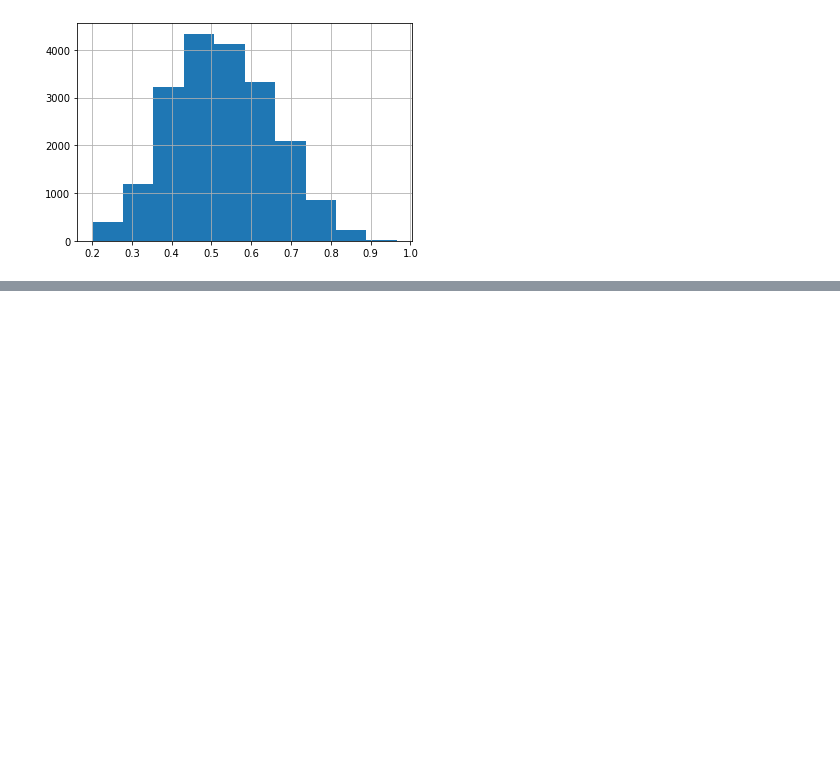
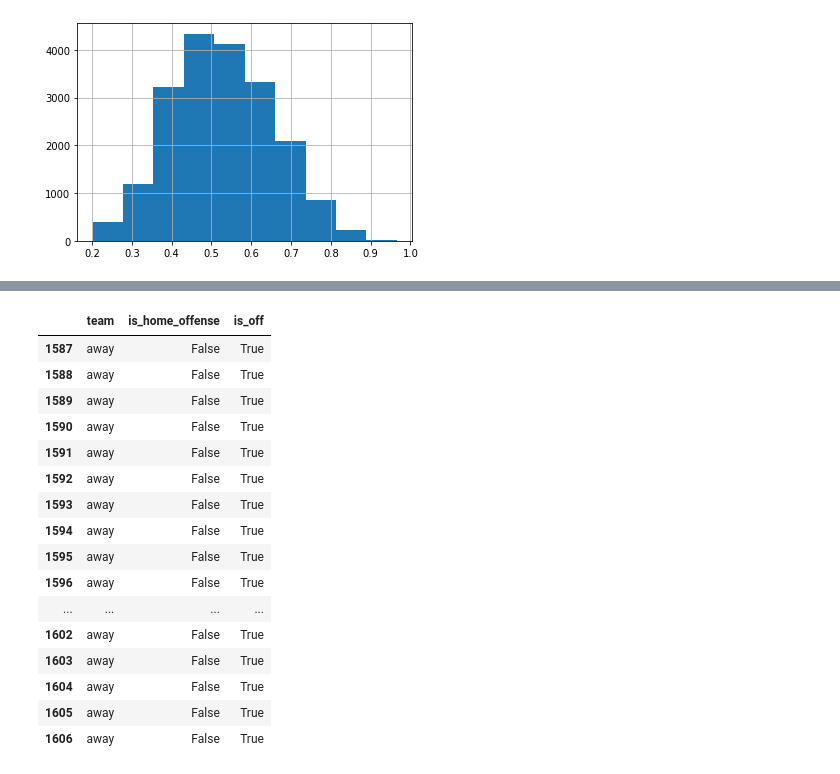
Before and after one commit to icowen/big-data-bowl-2022, a Jupyter notebook: eda.ipynb, the cells around one changed output, grey strips where cells are left out. Cells and saved outputs as stored; diff of their text form; code cells hidden in the pictures; blank space fills up the shorter version.

Commit message:
Reshape data to be useful for model input

```diff
--- a/eda.ipynb
+++ b/eda.ipynb
@@ -699,0 +746,6 @@ plays['excitement_score_v3'].hist()
+# %%
+encoder = OneHotEncoder(handle_unknown='ignore', sparse=False)
+transformed = encoder.fit_transform(kickoffs[['specialTeamsResult']])
+ohe_df = pd.DataFrame(transformed, columns=[x.split('_')[1] for x in encoder.get_feature_names()])
+kickoffs = pd.concat([kickoffs, ohe_df], axis=1)
+kickoffs.head()
@@ -699,0 +760,4 @@ plays['excitement_score_v3'].hist()
+# %%
+kickoffs['initial_excitement'] = 1/3 * (kickoffs['score_diff_ex'] + kickoffs['quarter_ex'] + kickoffs['time_left_ex'])
+# %%
+kickoff_tracking = kickoffs.merge(tracking, on=['gameId', 'playId'])
@@ -699,0 +785,22 @@ plays['excitement_score_v3'].hist()
+# %%
+kickoff_tracking['is_off'] = (kickoff_tracking['is_home_offense'] & (kickoff_tracking['team'] == 'home')) | (~kickoff_tracking['is_home_offense'] & (kickoff_tracking['team'] != 'home'))
+# %%
+kickoff_tracking[(kickoff_tracking['team']!='home') & (~kickoff_tracking['is_home_offense'])][['team', 'is_home_offense', 'is_off']].head(20)
+# %% [output]
+|  | team | is_home_offense | is_off |
+| 1587 | away | False | True |
+| 1588 | away | False | True |
+| 1589 | away | False | True |
+| 1590 | away | False | True |
+| 1591 | away | False | True |
+| 1592 | away | False | True |
+| 1593 | away | False | True |
+| 1594 | away | False | True |
+| 1595 | away | False | True |
+| 1596 | away | False | True |
+| ... | ... | ... | ... |
+| 1602 | away | False | True |
+| 1603 | away | False | True |
+| 1604 | away | False | True |
+| 1605 | away | False | True |
+| 1606 | away | False | True |
```
Also changed, not shown: parts of 22 cells of this notebook, 16 other files.
